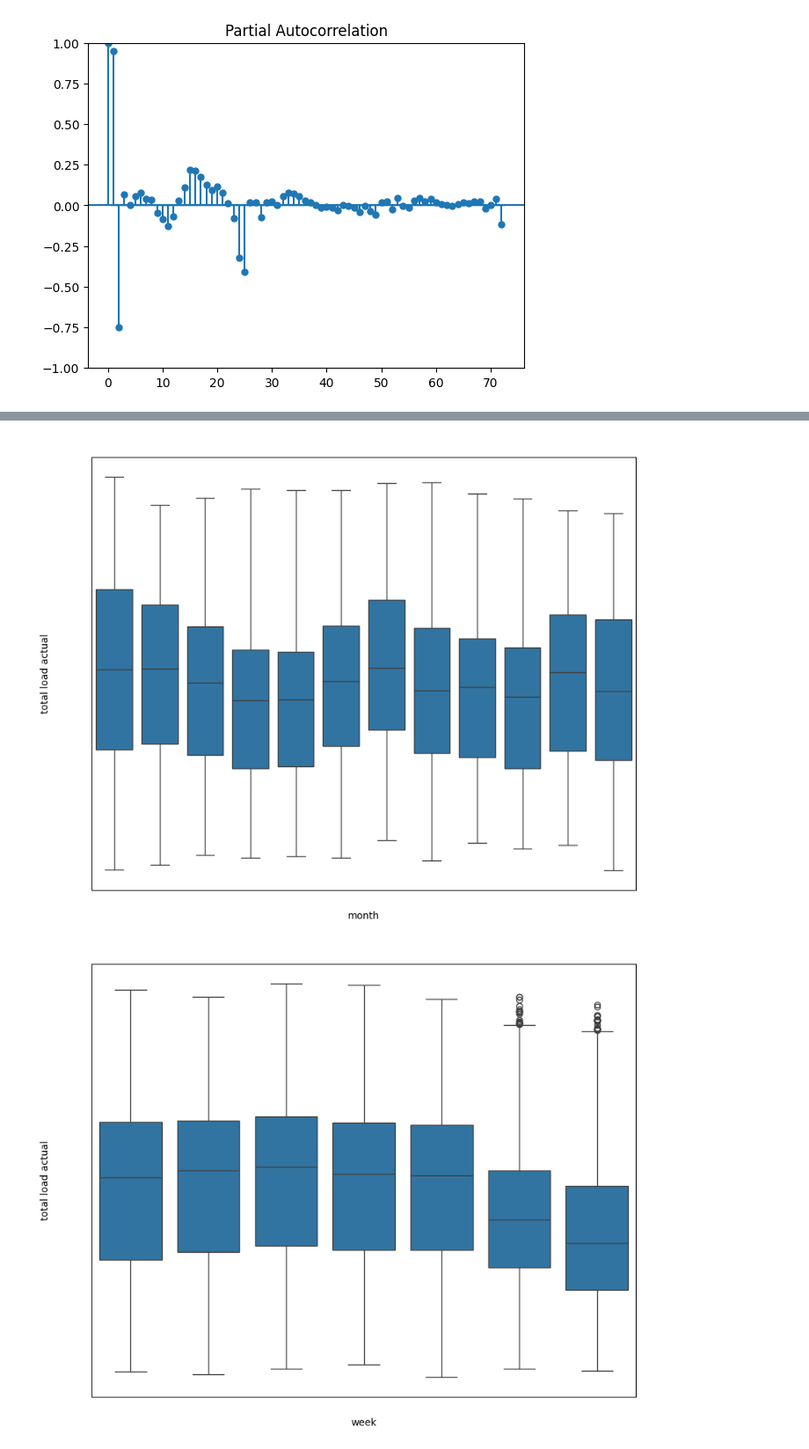
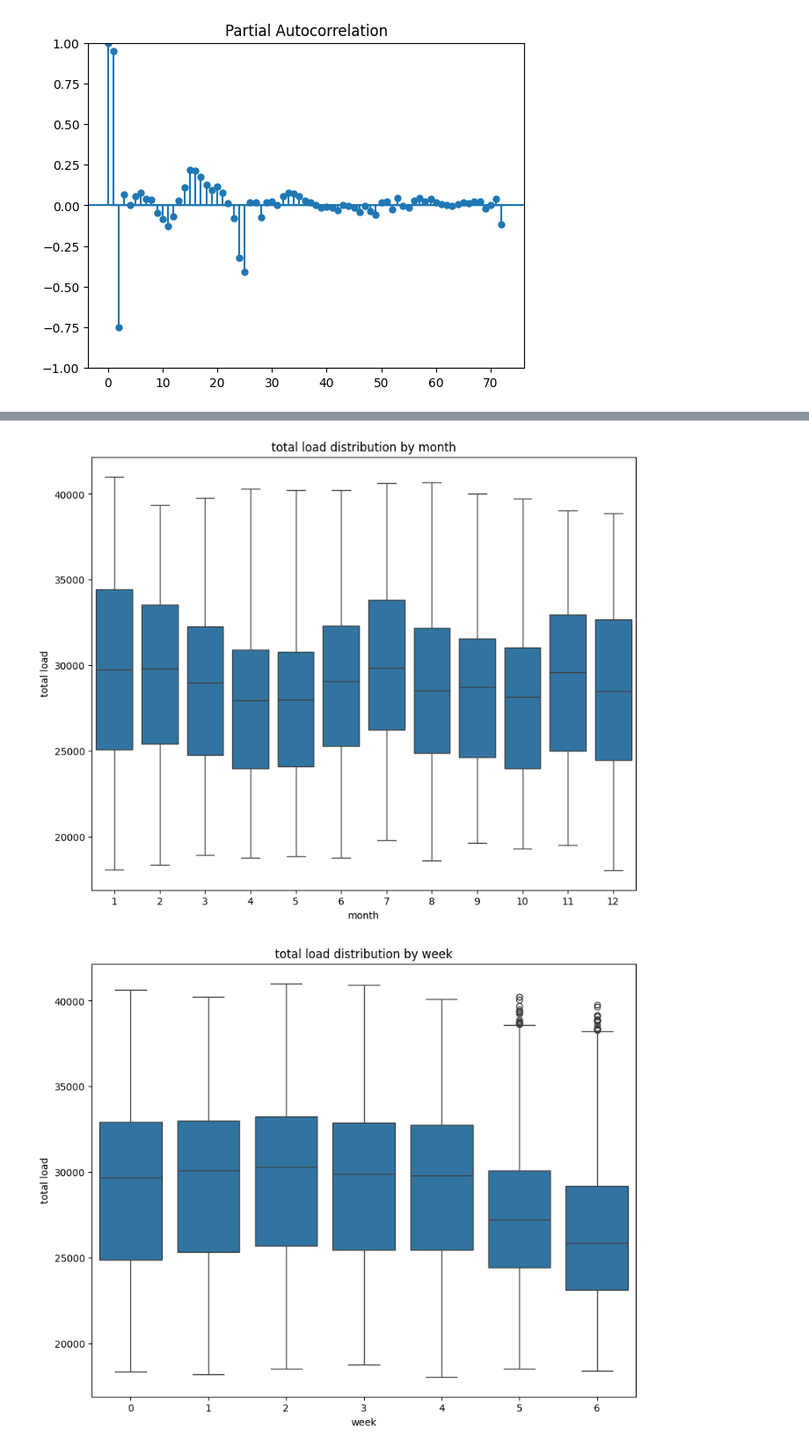
Before and after one commit to JulesJ1/Energy_Consumption_Forecasting, a Jupyter notebook: scripts/energy_dataset.ipynb, the cells around one changed output, grey strips where cells are left out. Shown at 88% size. Saved outputs shown, nothing was run; the diff lists cells and outputs as text; code cells hidden in the pictures.

```diff
--- a/scripts/energy_dataset.ipynb
+++ b/scripts/energy_dataset.ipynb
@@ -236,17 +293,20 @@ plot_periodogram()
 # %%
+
 def boxplots(time_period):
     fig,axs = plt.subplots(figsize=(10,8))
     data = zip(df[time_period], df["total load actual"])
+    for x in range(3):
     seaborn.boxplot(data = df,x = time_period,y = "total load actual", ax = axs)
-    axs.tick_params(axis='x', colors='white')
-    axs.tick_params(axis='y', colors='white')
-    axs.set_title("total load actual",color = "white")
+    #axs.tick_params(axis='x', colors='white')
+    #axs.tick_params(axis='y', colors='white')
+    axs.set_ylabel("total load")
+    axs.set_title(f"total load distribution by {time_period}")
 
     plt.show()
 
 boxplots("month")
 boxplots("week")
 boxplots("year")
 # %% [output]
-[figure, old version]
+[figure, new version]
-[figure, old version]
+[figure, new version]
```
Also changed, not shown: parts of 9 cells of this notebook, 7 other files.
